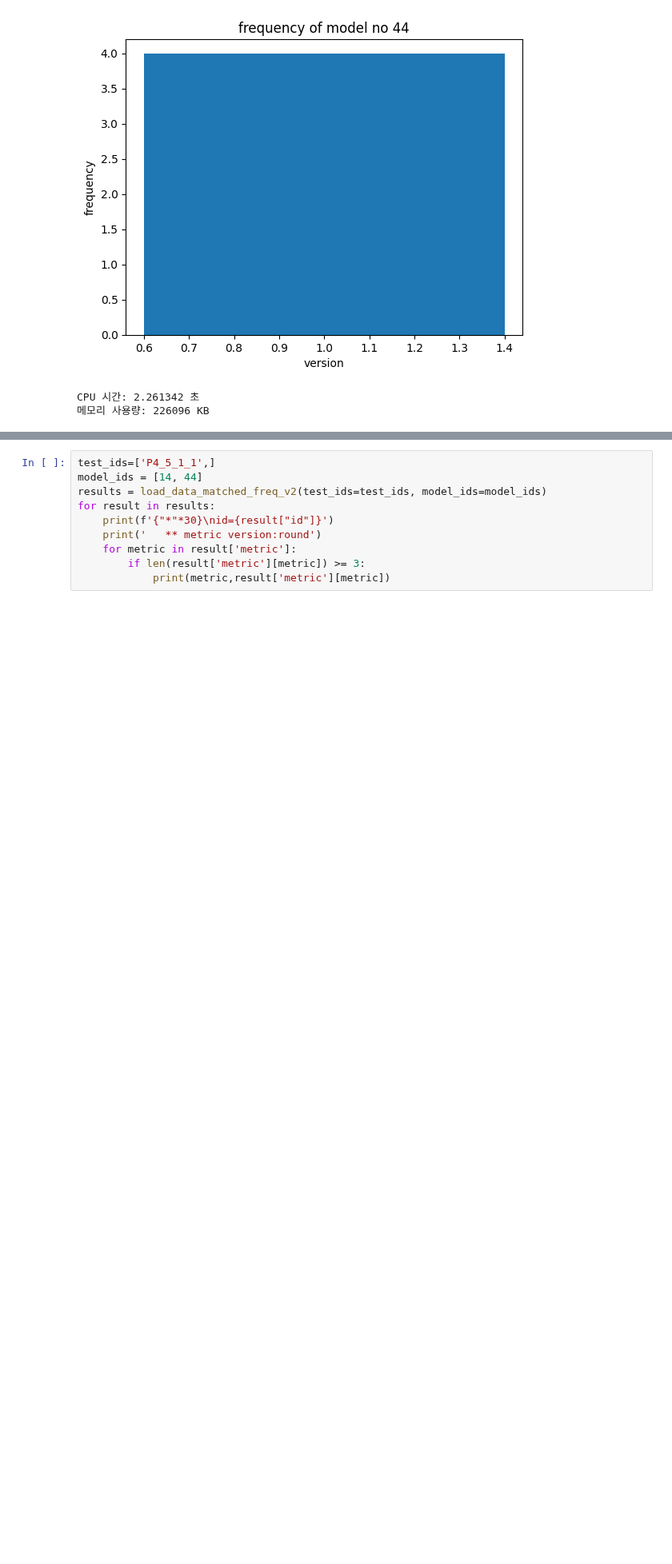
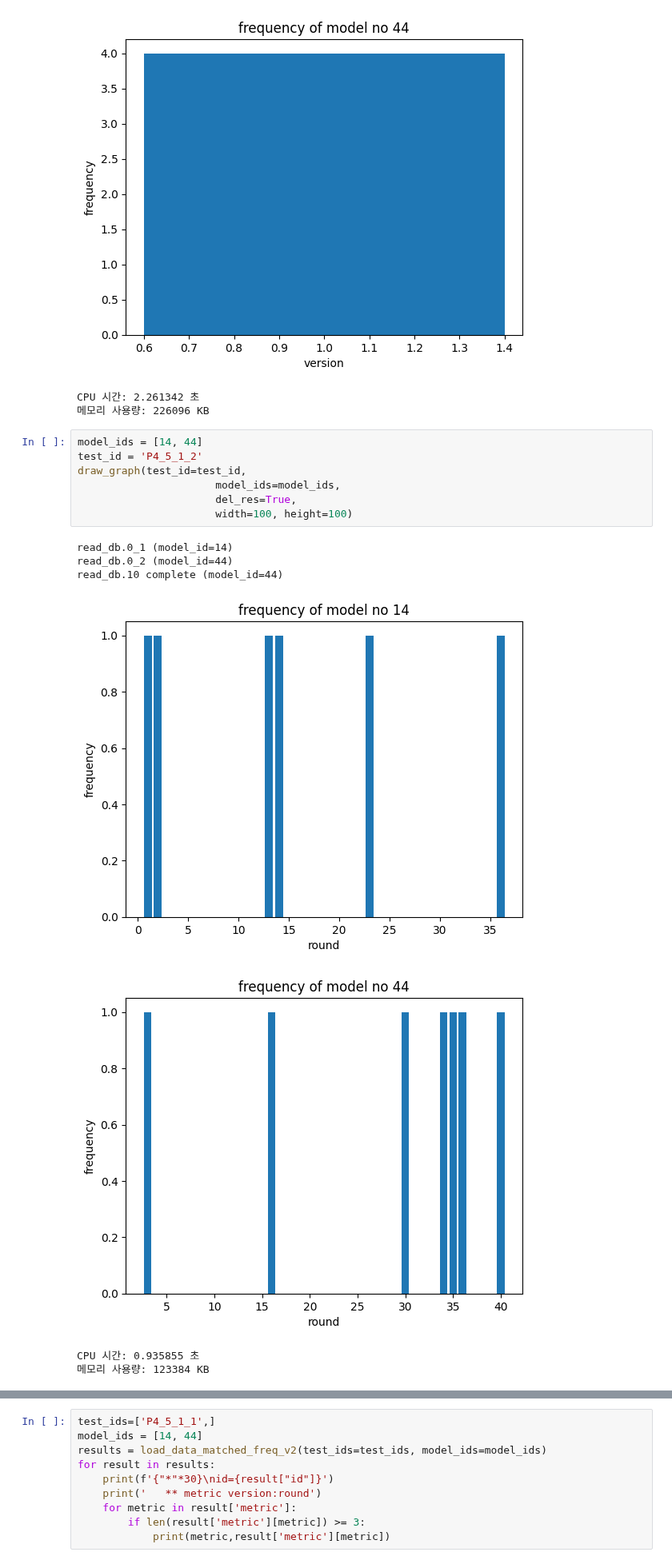
Before and after one commit to swhors/LSTM_Analyze, a Jupyter notebook: 데이터분석_5_1.ipynb, the cells around one changed output, grey strips where cells are left out. Shown at 80% size. Saved outputs shown, nothing was run; the diff lists cells and outputs as text; blank space fills up the shorter version.

```diff
--- a/데이터분석_5_1.ipynb
+++ b/데이터분석_5_1.ipynb
@@ -75,3 +73,18 @@ read_db.10 complete (model_id=44)
 [figure]
 CPU 시간: 2.261342 초
 메모리 사용량: 226096 KB
+# %%
+model_ids = [14, 44]
+test_id = 'P4_5_1_2'
+draw_graph(test_id=test_id,
+                      model_ids=model_ids,
+                      del_res=True,
+                      width=100, height=100)
+# %% [output]
+read_db.0_1 (model_id=14)
+read_db.0_2 (model_id=44)
+read_db.10 complete (model_id=44)
+[figure, added]
+[figure, added]
+CPU 시간: 0.935855 초
+메모리 사용량: 123384 KB
```
Also changed, not shown: parts of 3 cells of this notebook, 4 other files.
